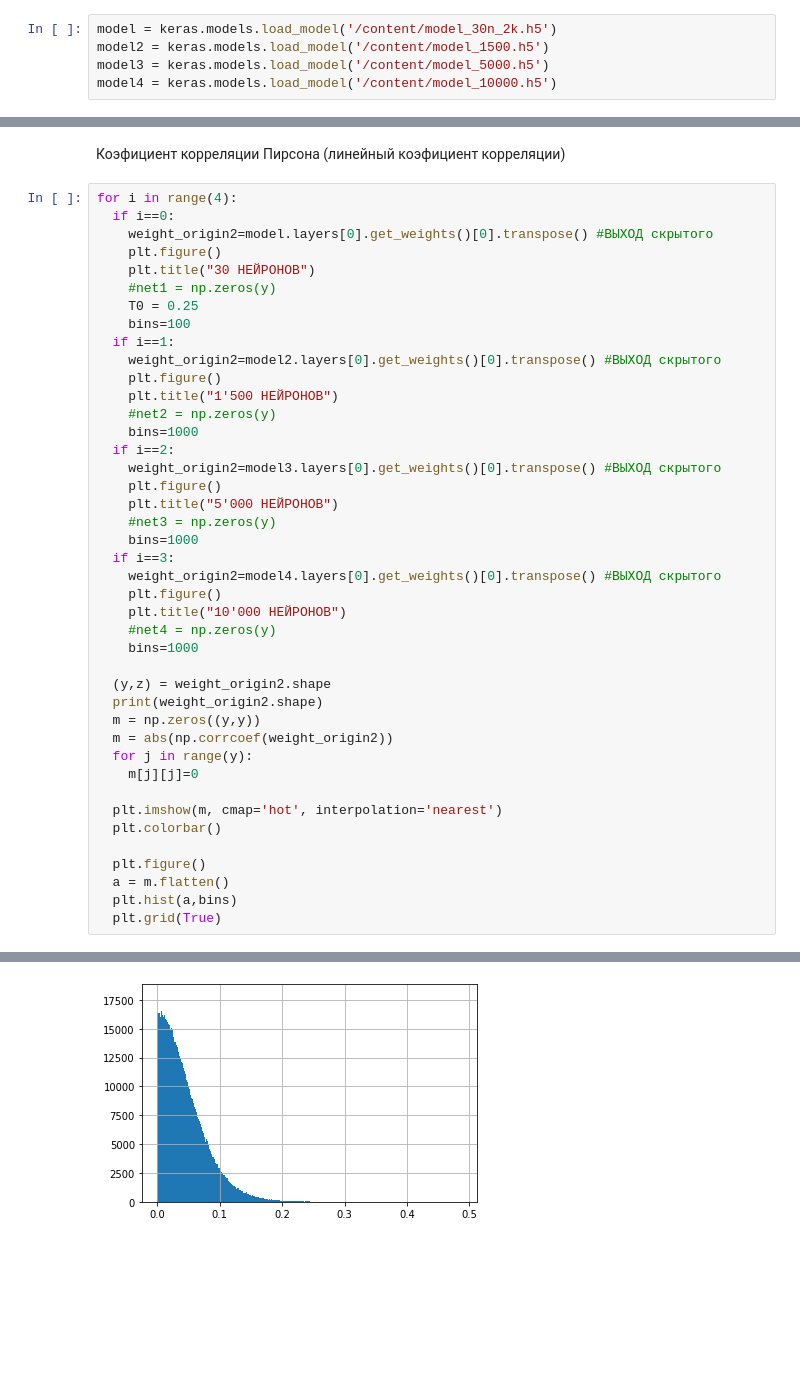
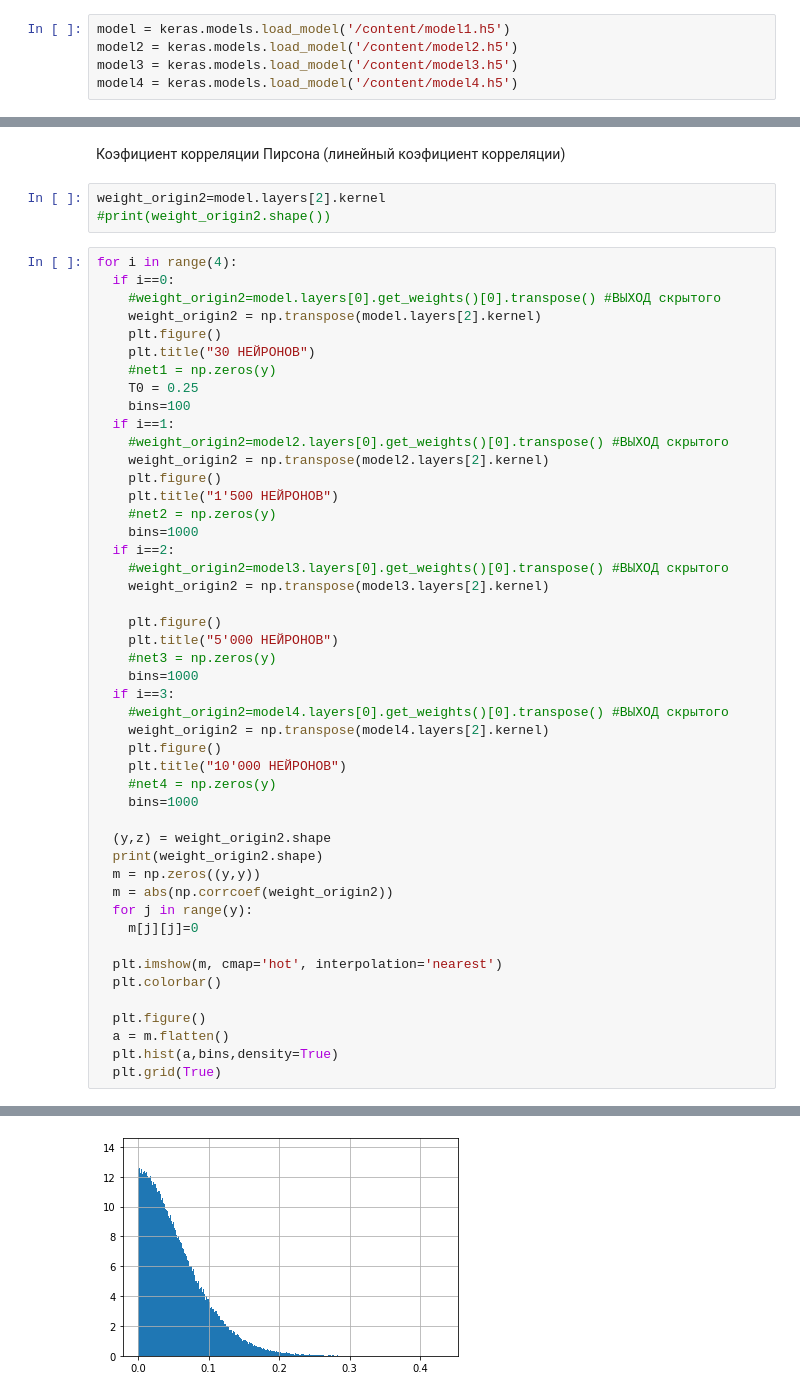
Before and after one commit to helenross636/magic_season, a Jupyter notebook: #Task7.ipynb, the cells around one changed output, grey strips where cells are left out. Cells and saved outputs as stored; diff of their text form; blank space fills up the shorter version.

```diff
--- a/#Task7.ipynb
+++ b/#Task7.ipynb
@@ -9,37 +9,45 @@ from keras.utils import np_utils
 import matplotlib.pyplot as plt
 from tensorflow import keras
 # %%
-model = keras.models.load_model('/content/model_30n_2k.h5')
-model2 = keras.models.load_model('/content/model_1500.h5')
-model3 = keras.models.load_model('/content/model_5000.h5')
-model4 = keras.models.load_model('/content/model_10000.h5')
+model = keras.models.load_model('/content/model1.h5')
+model2 = keras.models.load_model('/content/model2.h5')
+model3 = keras.models.load_model('/content/model3.h5')
+model4 = keras.models.load_model('/content/model4.h5')
 # %% [markdown]
 # **Нейронные сети с различным числом нейронов на скрытом слое [30; 1'500; 5'000; 10'000]**
 # %% [markdown]
 Коэфициент корреляции Пирсона (линейный коэфициент корреляции)
+# %%
+weight_origin2=model.layers[2].kernel
+#print(weight_origin2.shape())
 # %%
 for i in range(4):
   if i==0:
-    weight_origin2=model.layers[0].get_weights()[0].transpose() #ВЫХОД скрытого
+    #weight_origin2=model.layers[0].get_weights()[0].transpose() #ВЫХОД скрытого
+    weight_origin2 = np.transpose(model.layers[2].kernel)
     plt.figure()
     plt.title("30 НЕЙРОНОВ")
     #net1 = np.zeros(y)
     T0 = 0.25
     bins=100
   if i==1:
-    weight_origin2=model2.layers[0].get_weights()[0].transpose() #ВЫХОД скрытого
+    #weight_origin2=model2.layers[0].get_weights()[0].transpose() #ВЫХОД скрытого
+    weight_origin2 = np.transpose(model2.layers[2].kernel)
     plt.figure()
     plt.title("1'500 НЕЙРОНОВ")
     #net2 = np.zeros(y)
     bins=1000
   if i==2:
-    weight_origin2=model3.layers[0].get_weights()[0].transpose() #ВЫХОД скрытого
+    #weight_origin2=model3.layers[0].get_weights()[0].transpose() #ВЫХОД скрытого
+    weight_origin2 = np.transpose(model3.layers[2].kernel)
+
     plt.figure()
     plt.title("5'000 НЕЙРОНОВ")
     #net3 = np.zeros(y)
     bins=1000
   if i==3:
-    weight_origin2=model4.layers[0].get_weights()[0].transpose() #ВЫХОД скрытого
+    #weight_origin2=model4.layers[0].get_weights()[0].transpose() #ВЫХОД скрытого
+    weight_origin2 = np.transpose(model4.layers[2].kernel)
     plt.figure()
     plt.title("10'000 НЕЙРОНОВ")
     #net4 = np.zeros(y)
@@ -57,7 +65,7 @@ for i in range(4):
 
   plt.figure()
   a = m.flatten()
-  plt.hist(a,bins)
+  plt.hist(a,bins,density=True)
   plt.grid(True)
 # %% [output]
 (30, 784)
@@ -70 +78 @@ for i in range(4):
-[figure, old version]
+[figure, new version]
```
Also changed, not shown: parts of 1 cell of this notebook.
